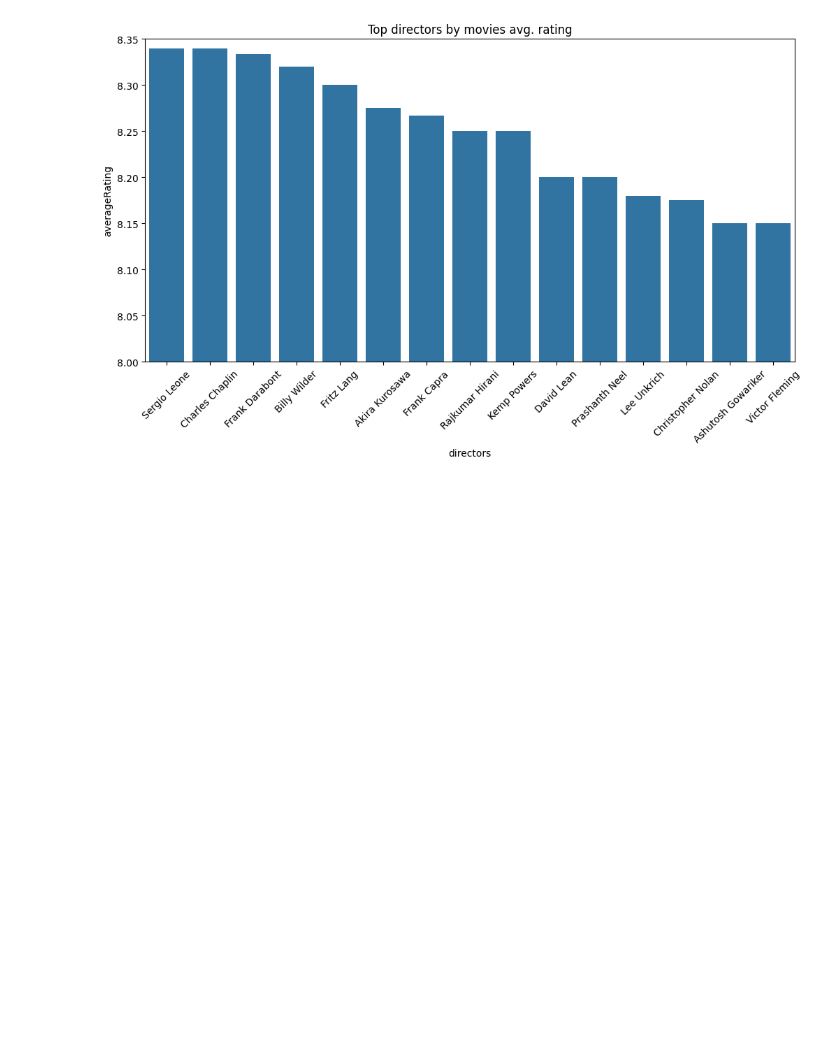
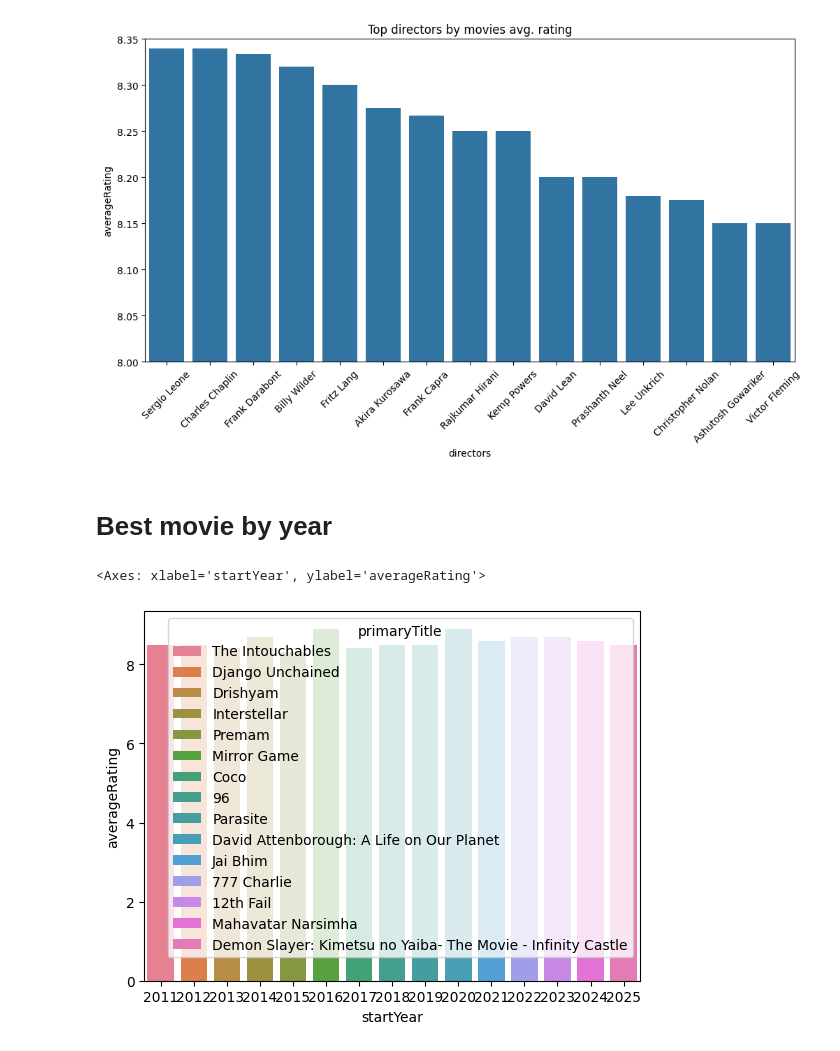
Before and after one commit to prokope/movie-dashboard, a Jupyter notebook: movie_analysis.ipynb, the cells around one changed output. Saved outputs shown, nothing was run; the diff lists cells and outputs as text; code cells hidden in the pictures; blank space fills up the shorter version.

Commit message:
Selecting top movies by start year

```diff
--- a/movie_analysis.ipynb
+++ b/movie_analysis.ipynb
@@ -107,3 +107,17 @@ plt.title("Top directors by movies avg. rating")
 # %% [output]
 Text(0.5, 1.0, 'Top directors by movies avg. rating')
 [figure]
+# %% [markdown]
+# Best movie by year
+# %%
+best_movies_index = movie_data.groupby(["startYear"])["averageRating"].idxmax()
+best_movies = movie_data.loc[best_movies_index][["primaryTitle", "startYear", "averageRating"]]
+best_movies.set_index("startYear")
+best_movies = best_movies.sort_values(by="startYear", ascending=False)
+best_movies = best_movies.iloc[0:15]
+
+# best_movies
+sns.barplot(data=best_movies, x="startYear", y="averageRating", hue="primaryTitle")
+# %% [output]
+<Axes: xlabel='startYear', ylabel='averageRating'>
+[figure, added]
```
